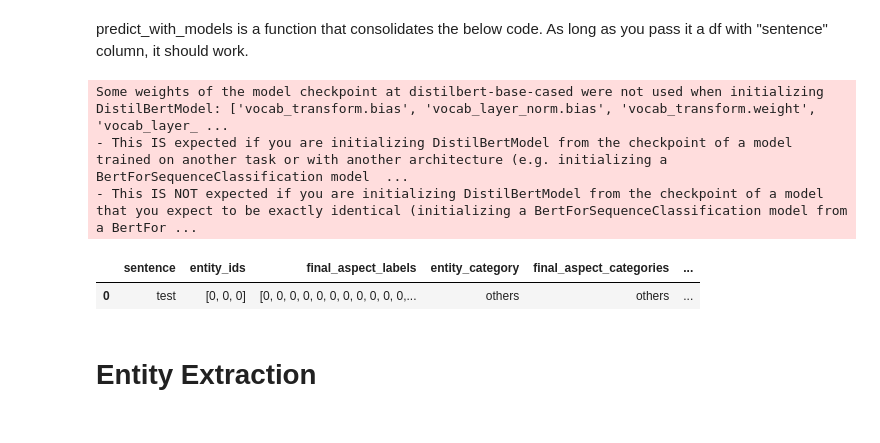
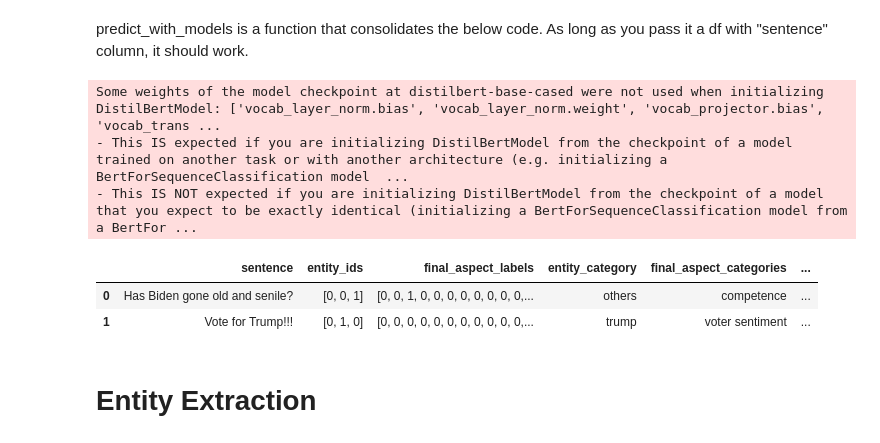
Before and after one commit to destonedbob/nusiss-project-presidential-absa-system, a Jupyter notebook: main.ipynb, the cells around one changed output. Saved outputs shown, nothing was run; the diff lists cells and outputs as text; code cells hidden in the pictures.

```diff
--- a/main.ipynb
+++ b/main.ipynb
@@ -152,18 +152,24 @@ sentence_df = pd.read_csv(FINAL_FILE_SAVE_DIR+COMBINED_SENTENCE_LEVEL_FILE, enco
 # Inference
 # %%
 # df = sentence_df.copy()
-df = sentence_df.sample(5, random_state=666)
-df = pd.DataFrame(['test'], columns=['sentence'])
+# df = sentence_df.sample(5, random_state=666)
+df = pd.DataFrame([
+    'Has Biden gone old and senile?',
+    'Vote for Trump!!!',
+    ], columns=['sentence'])
 # %% [markdown]
 predict_with_models is a function that consolidates the below code. As long as you pass it a df with "sentence" column, it should work.
-# %%
-predict_with_models(df[['sentence']])
-# %% [output]
-Some weights of the model checkpoint at distilbert-base-cased were not used when initializing DistilBertModel: ['vocab_transform.bias', 'vocab_layer_norm.bias', 'vocab_transform.weight', 'vocab_layer_ ...
-- This IS expected if you are initializing DistilBertModel from the checkpoint of a model trained on another task or with another architecture (e.g. initializing a BertForSequenceClassification model  ...
-- This IS NOT expected if you are initializing DistilBertModel from the checkpoint of a model that you expect to be exactly identical (initializing a BertForSequenceClassification model from a BertFor ...
-|  | sentence | entity_ids | final_aspect_labels | entity_category | final_aspect_categories | ... |
-| 0 | test | [0, 0, 0] | [0, 0, 0, 0, 0, 0, 0, 0, 0, 0, 0,... | others | others | ... |
+# %%
+results = predict_with_models(df[['sentence']])
+results['final_sentiment_prediction'] = results['final_sentiment_prediction'].apply(lambda x: idx_sentiment_map2[x])
+results
+# %% [output]
+Some weights of the model checkpoint at distilbert-base-cased were not used when initializing DistilBertModel: ['vocab_layer_norm.bias', 'vocab_layer_norm.weight', 'vocab_projector.bias', 'vocab_trans ...
+- This IS expected if you are initializing DistilBertModel from the checkpoint of a model trained on another task or with another architecture (e.g. initializing a BertForSequenceClassification model  ...
+- This IS NOT expected if you are initializing DistilBertModel from the checkpoint of a model that you expect to be exactly identical (initializing a BertForSequenceClassification model from a BertFor ...
+|  | sentence | entity_ids | final_aspect_labels | entity_category | final_aspect_categories | ... |
+| 0 | Has Biden gone old and senile? | [0, 0, 1] | [0, 0, 1, 0, 0, 0, 0, 0, 0, 0, 0,... | others | competence | ... |
+| 1 | Vote for Trump!!! | [0, 1, 0] | [0, 0, 0, 0, 0, 0, 0, 0, 0, 0, 0,... | trump | voter sentiment | ... |
 # %% [markdown]
 # Entity Extraction
 # %%
```
Also changed, not shown: 2 other files.
